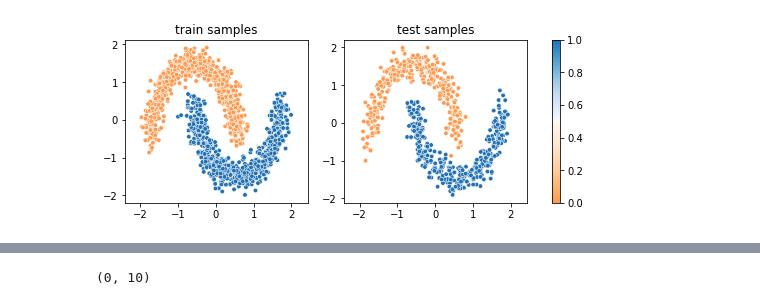
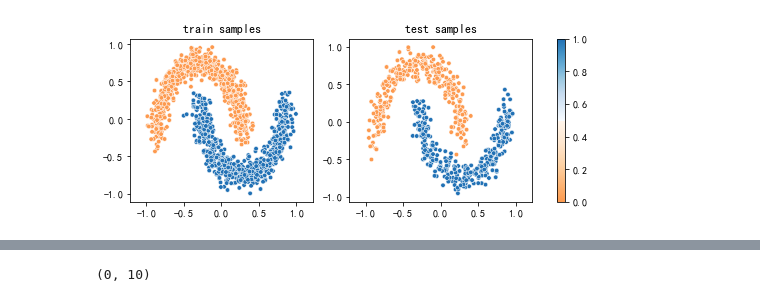
Before and after one commit to XuPenglei/Learn-Something-From-Tang, a Jupyter notebook: 损失函数/损失函数可视化.ipynb, the cells around one changed output, grey strips where cells are left out. Cells and saved outputs as stored; diff of their text form; code cells hidden in the pictures.

```diff
--- a/损失函数/损失函数可视化.ipynb
+++ b/损失函数/损失函数可视化.ipynb
@@ -8,49 +8,67 @@ from sklearn.linear_model import SGDClassifier
 from matplotlib.colors import ListedColormap
 from matplotlib import cm
 # %%
+# # -*- coding: utf-8 -*-
+
+# %matplotlib notebook
+# %load 汇报
+#加载所需的模块
+from sklearn import datasets
+from matplotlib import pyplot as plt
+import matplotlib
+import numpy as np
+from sklearn.preprocessing import StandardScaler,MinMaxScaler,Normalizer
+from sklearn.model_selection import train_test_split
+from sklearn.neighbors import KNeighborsClassifier
+from matplotlib.colors import ListedColormap
+from matplotlib import cm
+from mpl_toolkits.mplot3d import Axes3D
+
+matplotlib.rcParams['font.sans-serif'] = ['SimHei']
+matplotlib.rcParams['font.family']='sans-serif'
+matplotlib.rcParams['axes.unicode_minus'] = False
+
 np.random.seed(123)
-# np.random.seed(1998)
 
 #生成样本
-# X,y= datasets.make_circles(n_samples = 2000, factor=0.3, noise=.1)
+# X,y= datasets.make_circles(n_samples = 2000, factor=0.3, noise=.2)
 X,y = datasets.make_moons(n_samples=2000, noise=.1)
 # X,y = datasets.make_gaussian_quantiles(n_classes=2,n_samples=2000)
 
 #划分训练集和测试集
 X, X_test, y, y_test = train_test_split(X, y, test_size=0.33, random_state=42)
 
+#最大最小标准化到0~255
+ss = StandardScaler().fit(X)
+X = ss.transform(X)/2
+X_test = ss.transform(X_test)/2
+
 #构建特征空间
-c,r = np.mgrid[[slice(X.min()- .2,X.max() + .2,50j)]*2]
+c,r = np.mgrid[[slice(-1,1,0.02)]*2]
 p = np.c_[c.flat,r.flat]
-
-#归一化
-ss = StandardScaler().fit(X)
-X = ss.transform(X)
-p = ss.transform(p)
-X_test = ss.transform(X_test)
 
 #可视化
 fig = plt.figure(figsize = (9,3))
 #自定义cmap
 top = cm.get_cmap('Oranges_r', 512)
 bottom = cm.get_cmap('Blues', 512)
 newcolors = np.vstack((top(np.linspace(0.55, 1, 512)),
                        bottom(np.linspace(0, 0.75, 512))))
 cm_bright = ListedColormap(newcolors, name='OrangeBlue')
 
 plt.subplot(121)
 m1 = plt.scatter(*X.T,c = y,cmap = cm_bright,edgecolors='white',s = 20,linewidths = 0.5)
 plt.title('train samples')
 plt.axis('equal')
 plt.subplot(122)
 m2 = plt.scatter(*X_test.T,c = y_test,cmap = cm_bright,edgecolors='white',s = 20,linewidths = 0.5)
 plt.title('test samples')
 plt.axis('equal')
 ax = fig.get_axes()
 plt.colorbar(ax = ax)
 plt.show()
 # %% [output]
-[figure, old version]
+[figure, new version]
 # %%
 import sys
 from io import StringIO
```
Also changed, not shown: parts of 1 cell of this notebook, 2 other files.
